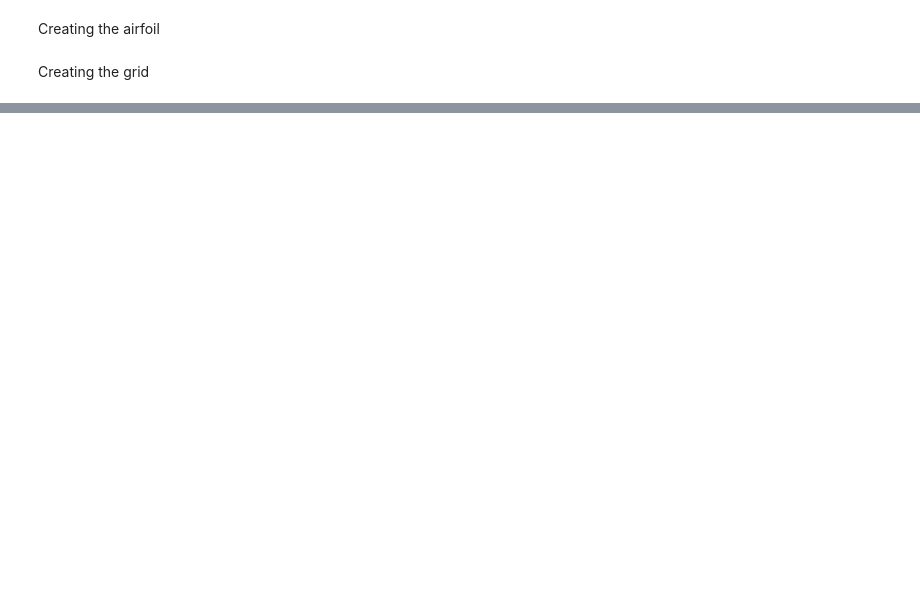
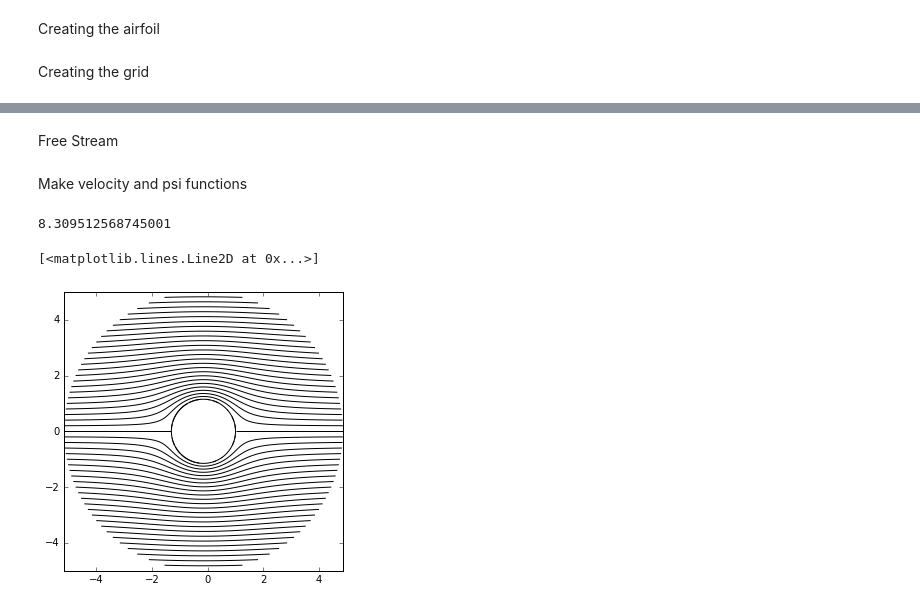
Before and after one commit to Dmphelps89/mae6226, a Jupyter notebook: assignment_02.ipynb, the cells around one changed output, grey strips where cells are left out. Cells and saved outputs as stored; diff of their text form; code cells hidden in the pictures; blank space fills up the shorter version.

```diff
--- a/assignment_02.ipynb
+++ b/assignment_02.ipynb
@@ -123,0 +127,43 @@ pyplot.scatter(j_grid.real,j_grid.imag,color='k', s=.5)
+# %% [markdown]
+ Free Stream
+# %%
+u_inf = 1.0
+u_freestream = u_inf*numpy.ones((Nt, Nr), dtype=float)
+v_freestream = numpy.zeros((Nt, Nr), dtype=float)
+psi_freestream = u_inf*y_grid
+# %% [markdown]
+Make velocity and psi functions
+# %%
+def get_vel(strength,x,y,X,Y):
+
+    u = -strength/(2*math.pi)*((X-x)**2-(Y-y)**2)/((X-x)**2+(Y-y)**2)**2
+    v = -strength/(2*math.pi)*2*(X-x)*(Y-y)/((X-x)**2+(Y-y)**2)**2
+
+    return u,v
+
+def get_stream(strength,x,y,X,Y):
+
+    psi = -strength/(2*math.pi)*(Y-y)/((X-x)**2+(Y-y)**2)
+
+    return psi
+# %%
+x_doublet = deltax
+y_doublet = deltay
+strength = (r**2)*2*math.pi*u_inf
+strength
+# %% [output]
+8.309512568745001
+# %%
+u_doublet , v_doublet = get_vel(strength,x_doublet,y_doublet,x_grid,y_grid)
+psi_doublet = get_stream(strength,x_doublet,y_doublet,x_grid,y_grid)
+
+u = u_doublet + u_freestream
+v = v_doublet + v_freestream
+psi = psi_doublet + psi_freestream
+# %%
+pyplot.figure(figsize=(5,5))
+pyplot.contour(x_grid,y_grid,psi,levels=numpy.linspace(numpy.min(psi),numpy.max(psi),51), colors='k', linewidths=1, linestyles='solid')
+pyplot.plot(r*numpy.cos(theta)-(r-c),r*numpy.sin(theta), color ='k',linewidth = 1)
+# %% [output]
+[<matplotlib.lines.Line2D at 0x...>]
+[figure, added]
```
Also changed, not shown: parts of 65 cells of this notebook, 1 other file.
